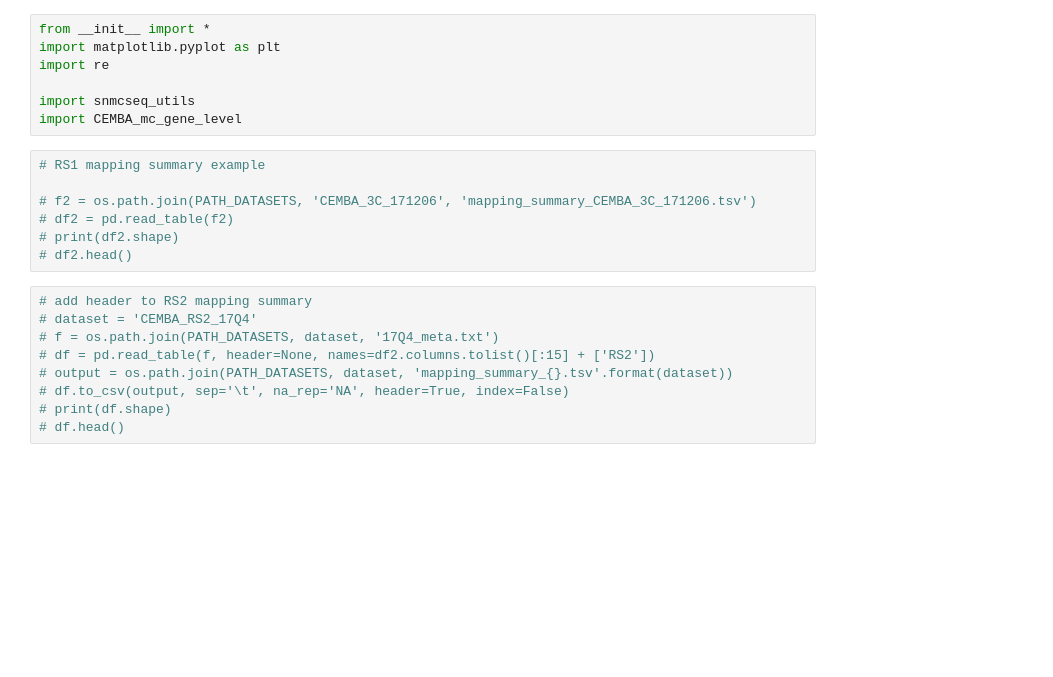
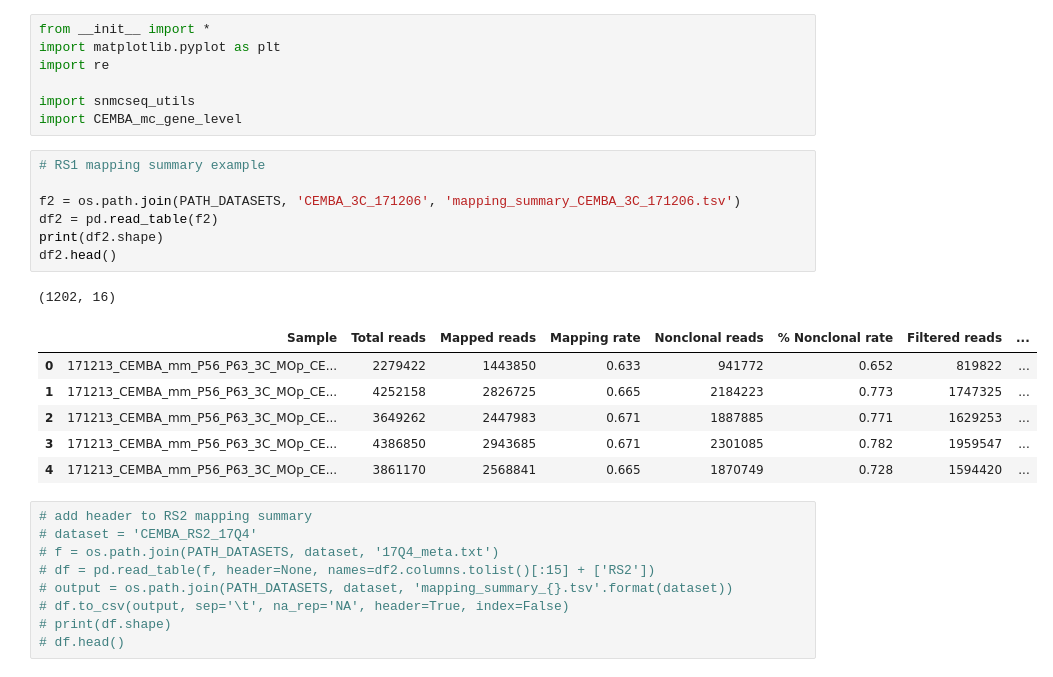
Before and after one commit to mukamel-lab-team/snmcseq, a Jupyter notebook: RS2_organize_datasets.ipynb, the cells around one changed output. Saved outputs shown, nothing was run; the diff lists cells and outputs as text; blank space fills up the shorter version.

```diff
--- a/RS2_organize_datasets.ipynb
+++ b/RS2_organize_datasets.ipynb
@@ -8,10 +8,18 @@ import CEMBA_mc_gene_level
 # %%
 # RS1 mapping summary example
 
-# f2 = os.path.join(PATH_DATASETS, 'CEMBA_3C_171206', 'mapping_summary_CEMBA_3C_171206.tsv')
-# df2 = pd.read_table(f2)
-# print(df2.shape)
-# df2.head()
+f2 = os.path.join(PATH_DATASETS, 'CEMBA_3C_171206', 'mapping_summary_CEMBA_3C_171206.tsv')
+df2 = pd.read_table(f2)
+print(df2.shape)
+df2.head()
+# %% [output]
+(1202, 16)
+|  | Sample | Total reads | Mapped reads | Mapping rate | Nonclonal reads | % Nonclonal rate | Filtered reads | ... |
+| 0 | 171213_CEMBA_mm_P56_P63_3C_MOp_CE... | 2279422 | 1443850 | 0.633 | 941772 | 0.652 | 819822 | ... |
+| 1 | 171213_CEMBA_mm_P56_P63_3C_MOp_CE... | 4252158 | 2826725 | 0.665 | 2184223 | 0.773 | 1747325 | ... |
+| 2 | 171213_CEMBA_mm_P56_P63_3C_MOp_CE... | 3649262 | 2447983 | 0.671 | 1887885 | 0.771 | 1629253 | ... |
+| 3 | 171213_CEMBA_mm_P56_P63_3C_MOp_CE... | 4386850 | 2943685 | 0.671 | 2301085 | 0.782 | 1959547 | ... |
+| 4 | 171213_CEMBA_mm_P56_P63_3C_MOp_CE... | 3861170 | 2568841 | 0.665 | 1870749 | 0.728 | 1594420 | ... |
 # %%
 # add header to RS2 mapping summary
 # dataset = 'CEMBA_RS2_17Q4'
```
Also changed, not shown: parts of 7 cells of this notebook, 7 other files.
